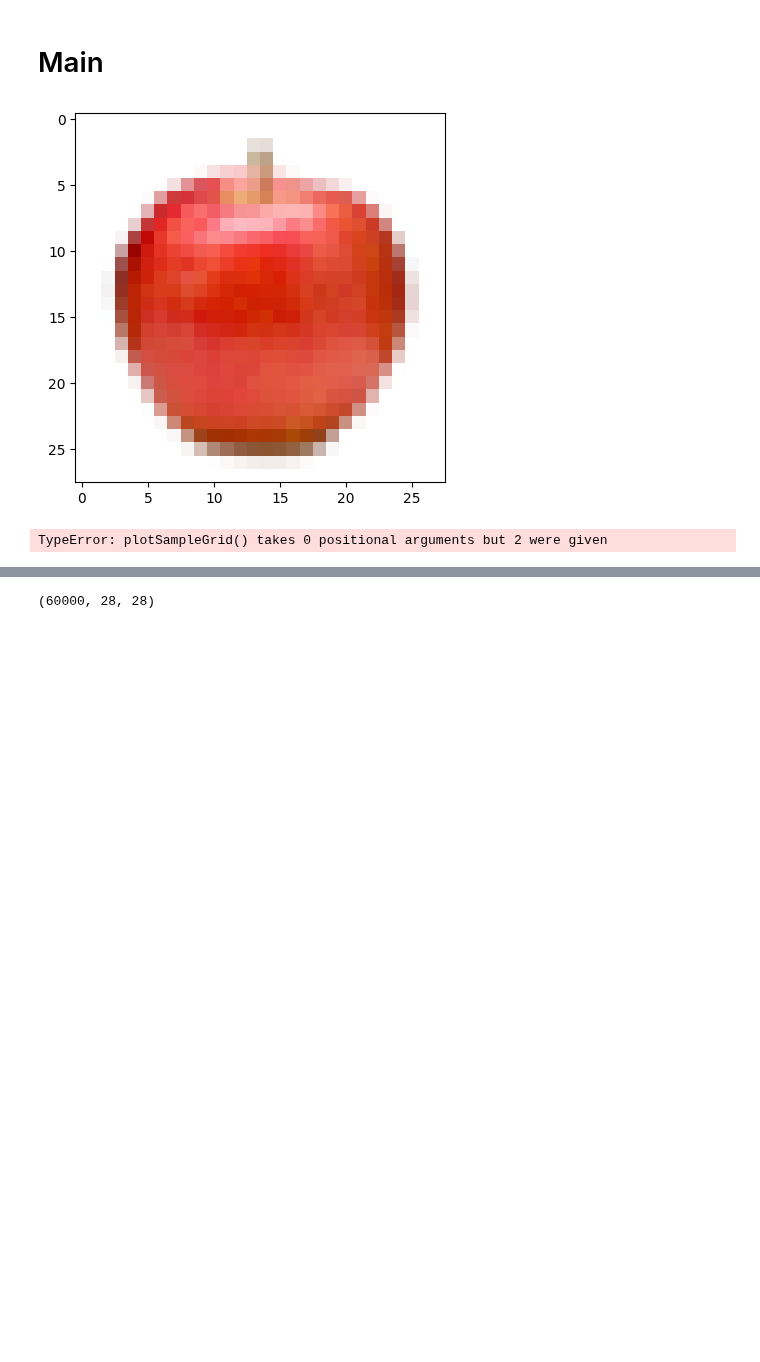
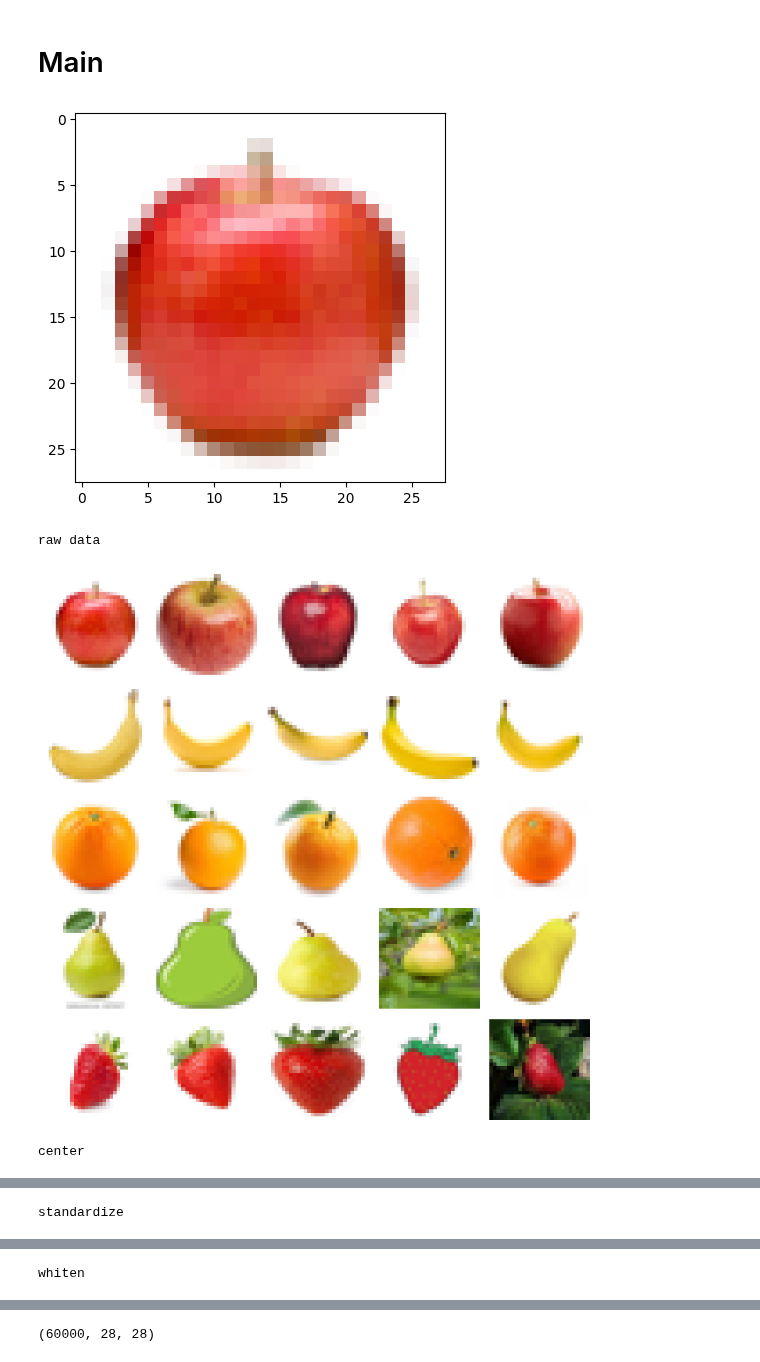
Before and after one commit to jacomoelLTU/d7041e_lab1_JMEW, a Jupyter notebook: D7041E_code_for_lab1.ipynb, the cells around one changed output, grey strips where cells are left out. Cells and saved outputs as stored; diff of their text form; code cells hidden in the pictures; blank space fills up the shorter version.

```diff
--- a/D7041E_code_for_lab1.ipynb
+++ b/D7041E_code_for_lab1.ipynb
@@ -30,7 +31,6 @@ np.save('samples.npy', numpyArr_fruits)
 # %% [markdown]
 # Creating PlotSample method
 # %%
-
 
 def PlotSample(numpyArray, i):
     color_image = numpyArray[i][0]
@@ -42,15 +42,14 @@ def plot_images_in_grid(images):
     num_rows = 5
     num_cols = 5
 
-    fig, axes = plt.subplots(num_rows, num_cols, figsize=(10, 10))
+    fig, axes = plt.subplots(num_rows, num_cols, figsize=(8, 8))
 
     for i in range(num_rows):
         for j in range(num_cols):
             index = i * num_cols + j
             if index < len(images):
                 ax = axes[i, j]
-                ax.imshow(images[index])
+                ax.imshow(images[index][0])
                 ax.axis('off')
-
     plt.tight_layout()
     plt.show()
@@ -87,7 +99,16 @@ def whitening(images):
 # %%
 numpyArr = np.load("samples.npy")
 PlotSample(numpyArr, 0) #one raw sample of the collected data
+print("raw data")
 plot_images_in_grid(numpyArr)
+print("center")
+plot_images_in_grid(center(numpyArr))
+print("standardize")
+plot_images_in_grid(standardize(numpyArr))
+print("whiten")
+plot_images_in_grid(whitening(numpyArr))
 # %% [output]
 [figure]
-TypeError: plotSampleGrid() takes 0 positional arguments but 2 were given
+raw data
+[figure, added]
+center
@@ -93,0 +133 @@ TypeError: plotSampleGrid() takes 0 positional arguments but 2 were given
+standardize
@@ -93,0 +152 @@ TypeError: plotSampleGrid() takes 0 positional arguments but 2 were given
+whiten
```
Also changed, not shown: parts of 4 cells of this notebook, 1 other file.
